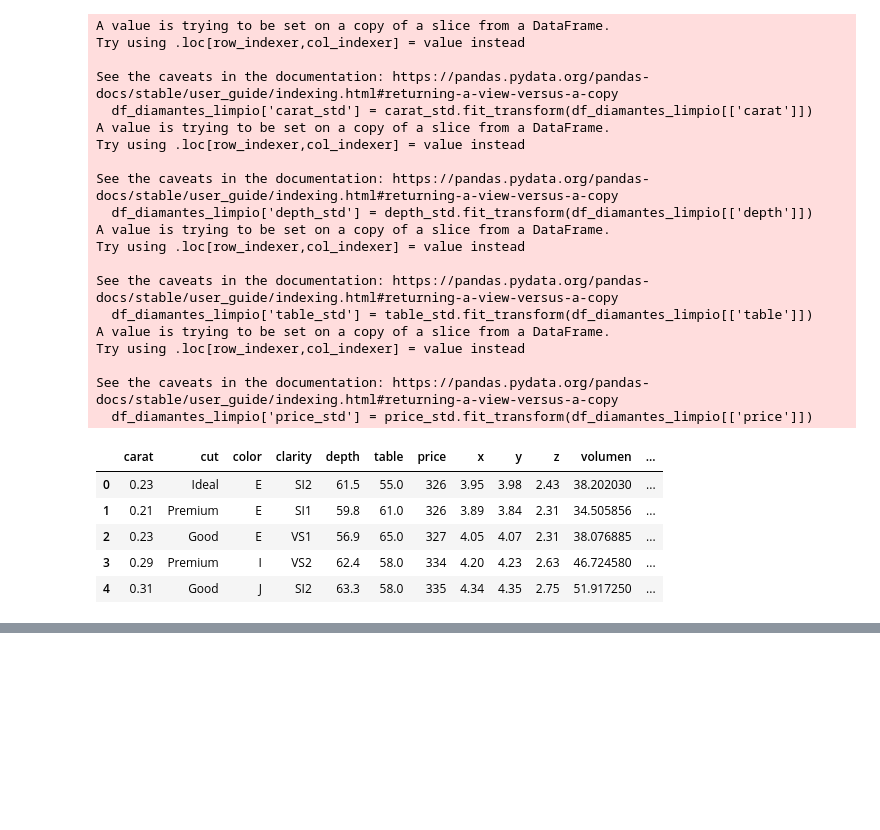
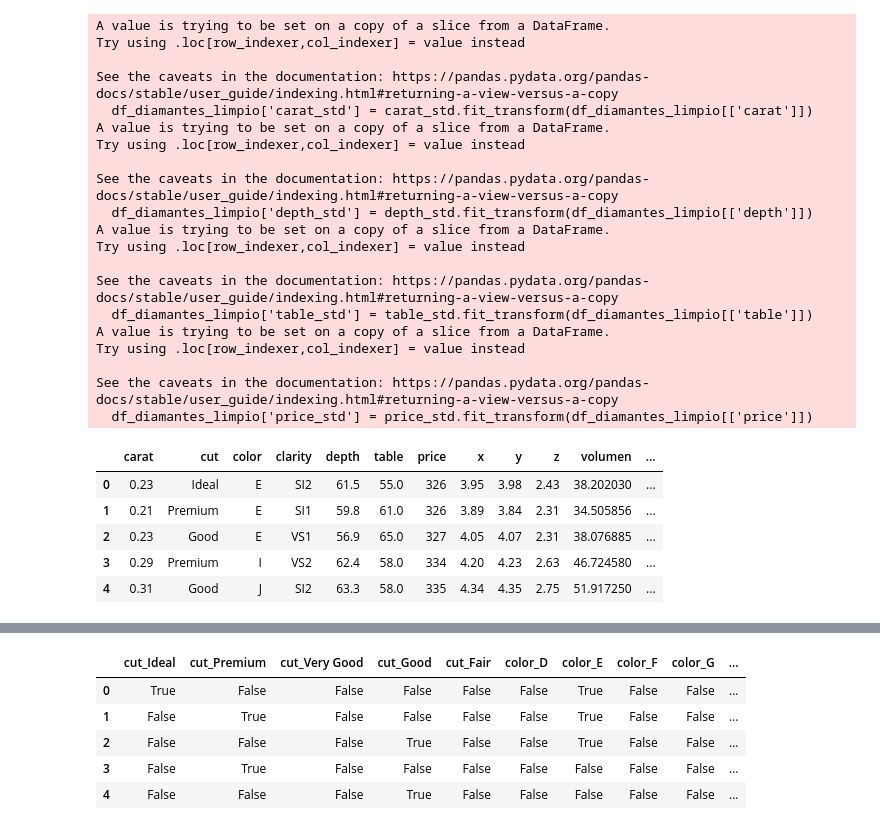
Before and after one commit to Alberto-1985/CEDAPY_25_26, a Jupyter notebook: ANALISIS_DATOS_PYTHON/NOTEBOOKS/5101_UT-3_Limpieza_y_estandarizacion.ipynb, the cells around one changed output, grey strips where cells are left out. Saved outputs shown, nothing was run; the diff lists cells and outputs as text; code cells hidden in the pictures; blank space fills up the shorter version.

```diff
--- a/ANALISIS_DATOS_PYTHON/NOTEBOOKS/5101_UT-3_Limpieza_y_estandarizacion.ipynb
+++ b/ANALISIS_DATOS_PYTHON/NOTEBOOKS/5101_UT-3_Limpieza_y_estandarizacion.ipynb
@@ -811,0 +838,11 @@ See the caveats in the documentation: https://pandas.pydata.org/pandas-docs/stab
+# %%
+df_diamantes_dummies_intermedio = pd.DataFrame(df_diamantes_limpio, columns=['cut','color','clarity'])
+df_diamantes_dummies = pd.get_dummies(df_diamantes_dummies_)
+df_diamantes_dummies.head()
+# %% [output]
+|  | cut_Ideal | cut_Premium | cut_Very Good | cut_Good | cut_Fair | color_D | color_E | color_F | color_G | ... |
+| 0 | True | False | False | False | False | False | True | False | False | ... |
+| 1 | False | True | False | False | False | False | True | False | False | ... |
+| 2 | False | False | False | True | False | False | True | False | False | ... |
+| 3 | False | True | False | False | False | False | False | False | False | ... |
+| 4 | False | False | False | True | False | False | False | False | False | ... |
```
Also changed, not shown: parts of 9 cells of this notebook.
